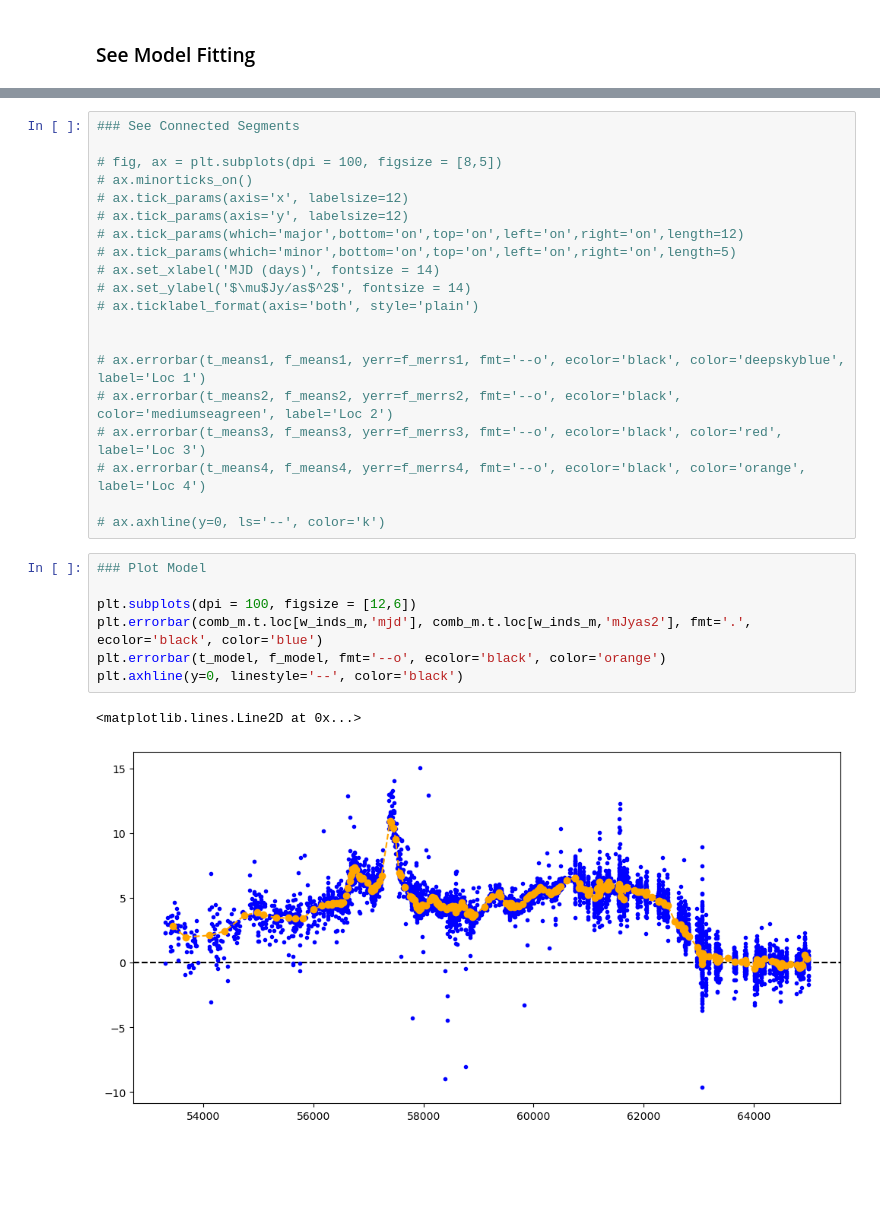
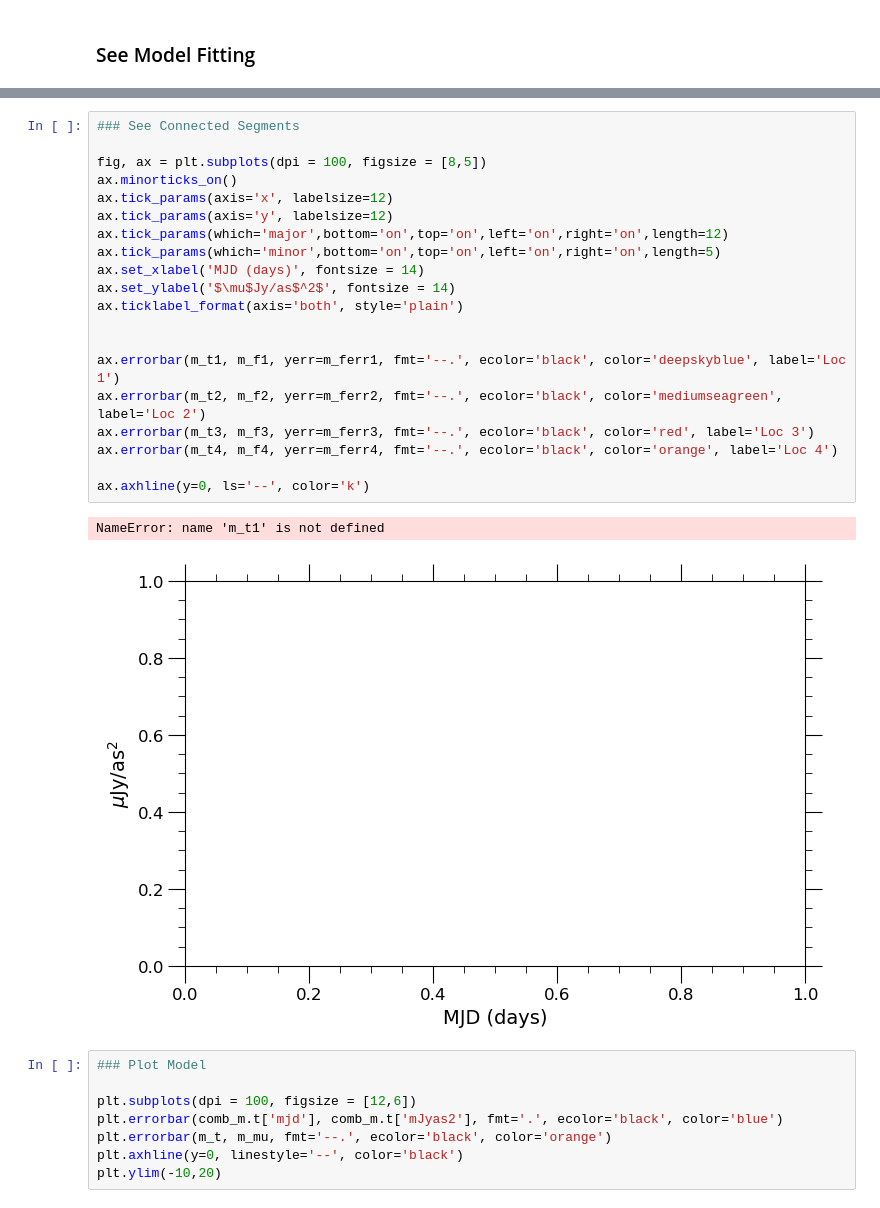
Before and after one commit to xiaolng/EtaCarEchoes, a Jupyter notebook: python_fitting/Iter2_g.ipynb, the cells around one changed output, grey strips where cells are left out. Saved outputs shown, nothing was run; the diff lists cells and outputs as text; blank space fills up the shorter version.

```diff
--- a/python_fitting/Iter2_g.ipynb
+++ b/python_fitting/Iter2_g.ipynb
@@ -244,30 +255,31 @@ comb_m.t.to_csv('LC_tables/models/gLC_data2.csv', index=False)
 # %%
 ### See Connected Segments
 
-# fig, ax = plt.subplots(dpi = 100, figsize = [8,5])
-# ax.minorticks_on()
-# ax.tick_params(axis='x', labelsize=12)
-# ax.tick_params(axis='y', labelsize=12)
-# ax.tick_params(which='major',bottom='on',top='on',left='on',right='on',length=12)
-# ax.tick_params(which='minor',bottom='on',top='on',left='on',right='on',length=5)
-# ax.set_xlabel('MJD (days)', fontsize = 14)
-# ax.set_ylabel('$\mu$Jy/as$^2$', fontsize = 14)
-# ax.ticklabel_format(axis='both', style='plain')
+fig, ax = plt.subplots(dpi = 100, figsize = [8,5])
+ax.minorticks_on()
+ax.tick_params(axis='x', labelsize=12)
+ax.tick_params(axis='y', labelsize=12)
+ax.tick_params(which='major',bottom='on',top='on',left='on',right='on',length=12)
+ax.tick_params(which='minor',bottom='on',top='on',left='on',right='on',length=5)
+ax.set_xlabel('MJD (days)', fontsize = 14)
+ax.set_ylabel('$\mu$Jy/as$^2$', fontsize = 14)
+ax.ticklabel_format(axis='both', style='plain')
 
 
-# ax.errorbar(t_means1, f_means1, yerr=f_merrs1, fmt='--o', ecolor='black', color='deepskyblue', label='Loc 1')
-# ax.errorbar(t_means2, f_means2, yerr=f_merrs2, fmt='--o', ecolor='black', color='mediumseagreen', label='Loc 2')
-# ax.errorbar(t_means3, f_means3, yerr=f_merrs3, fmt='--o', ecolor='black', color='red', label='Loc 3')
-# ax.errorbar(t_means4, f_means4, yerr=f_merrs4, fmt='--o', ecolor='black', color='orange', label='Loc 4')
+ax.errorbar(m_t1, m_f1, yerr=m_ferr1, fmt='--.', ecolor='black', color='deepskyblue', label='Loc 1')
+ax.errorbar(m_t2, m_f2, yerr=m_ferr2, fmt='--.', ecolor='black', color='mediumseagreen', label='Loc 2')
+ax.errorbar(m_t3, m_f3, yerr=m_ferr3, fmt='--.', ecolor='black', color='red', label='Loc 3')
+ax.errorbar(m_t4, m_f4, yerr=m_ferr4, fmt='--.', ecolor='black', color='orange', label='Loc 4')
 
-# ax.axhline(y=0, ls='--', color='k')
+ax.axhline(y=0, ls='--', color='k')
+# %% [output]
+NameError: name 'm_t1' is not defined
+[figure, added]
 # %%
 ### Plot Model
 
 plt.subplots(dpi = 100, figsize = [12,6])
-plt.errorbar(comb_m.t.loc[w_inds_m,'mjd'], comb_m.t.loc[w_inds_m,'mJyas2'], fmt='.', ecolor='black', color='blue')
-plt.errorbar(t_model, f_model, fmt='--o', ecolor='black', color='orange')
+plt.errorbar(comb_m.t['mjd'], comb_m.t['mJyas2'], fmt='.', ecolor='black', color='blue')
+plt.errorbar(m_t, m_mu, fmt='--.', ecolor='black', color='orange')
 plt.axhline(y=0, linestyle='--', color='black')
+plt.ylim(-10,20)
-# %% [output]
-<matplotlib.lines.Line2D at 0x...>
-[figure, removed]
```
Also changed, not shown: parts of 14 cells of this notebook, 10 other files.
